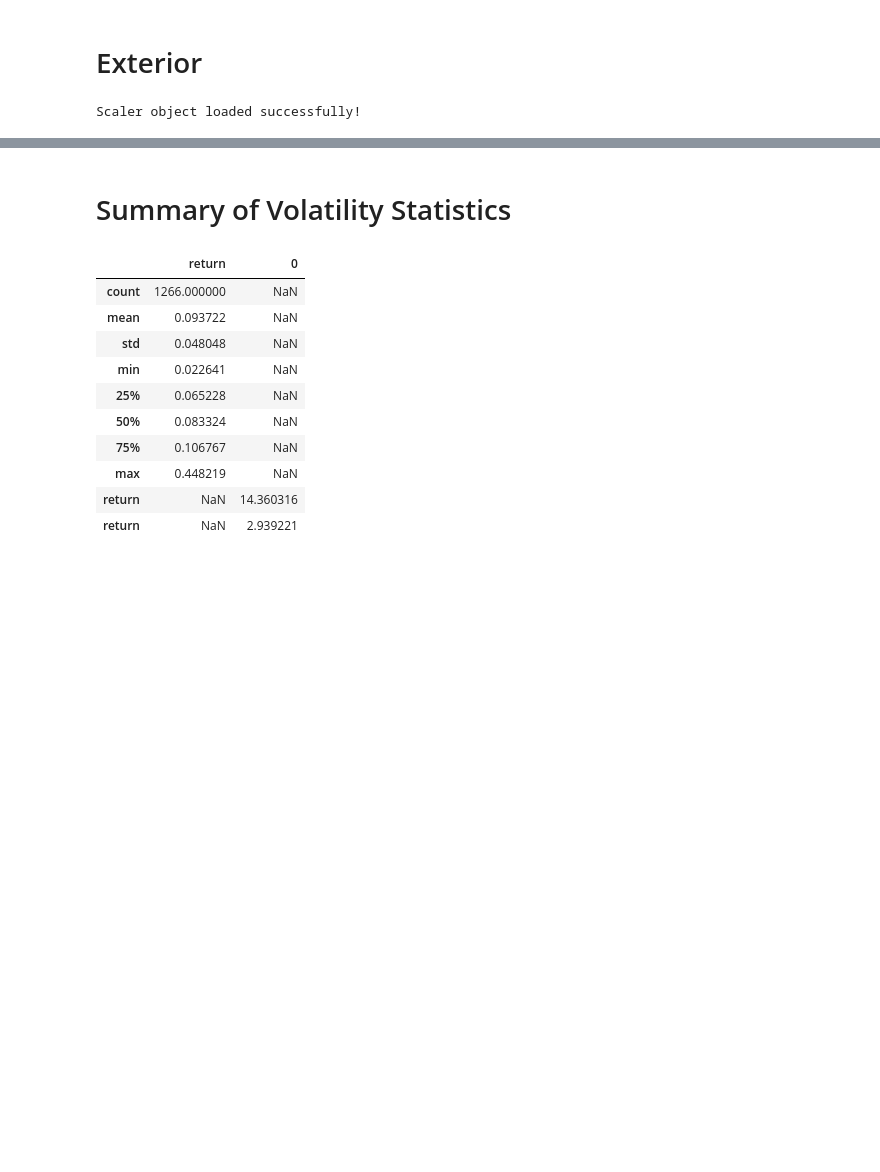
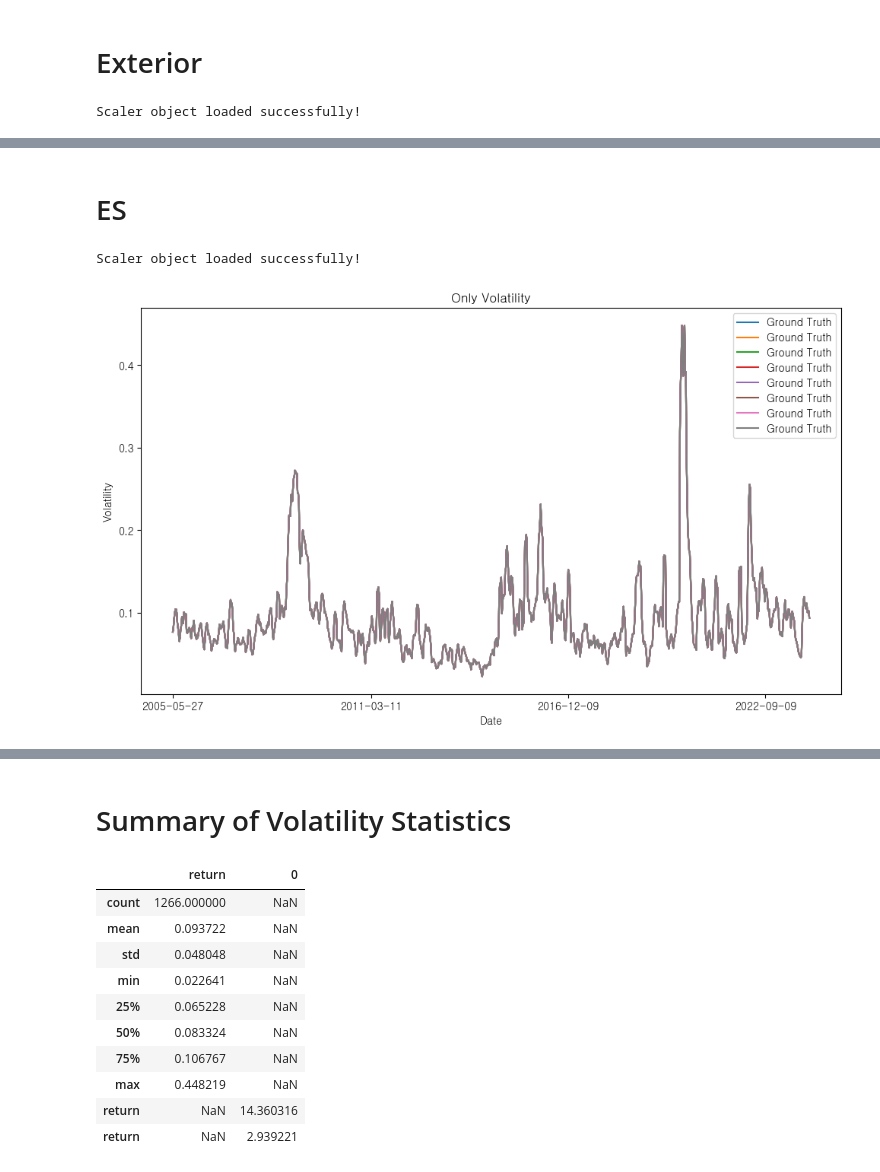
Before and after one commit to kimjuhwan1234/Volatility_Forecasting, a Jupyter notebook: EDA.ipynb, the cells around one changed output, grey strips where cells are left out. Saved outputs shown, nothing was run; the diff lists cells and outputs as text; code cells hidden in the pictures; blank space fills up the shorter version.

```diff
--- a/EDA.ipynb
+++ b/EDA.ipynb
@@ -28,7 +28,7 @@ def calculate_mape(gt, output):
 # Only Volatility
 # %%
 BZBZ_onlyvol = pd.read_csv('Files/BZBZ_onlyvol_re.csv', index_col=0)
-SPBZ_onlyvol = pd.read_csv('Files/SPBZ_onlyvol_re2.csv', index_col=0)
+SPBZ_onlyvol = pd.read_csv('Files/SPBZ_onlyvol_re.csv', index_col=0)
 
 BZBZ_onlyvol.index = pd.to_datetime(BZBZ_onlyvol.index)
 SPBZ_onlyvol.index = pd.to_datetime(SPBZ_onlyvol.index)
@@ -37,9 +37,6 @@ pred_BZBZ_onlyvol = pd.DataFrame(BZBZ_onlyvol['Predictions'])
 truth_BZBZ_onlyvol = pd.DataFrame(BZBZ_onlyvol['Ground Truths'])
 pred_SPBZ_onlyvol = pd.DataFrame(SPBZ_onlyvol['Predictions'])
 truth_SPBZ_onlyvol = pd.DataFrame(SPBZ_onlyvol['Ground Truths'])
-
-# pred_inv2 = pd.DataFrame(SPBZ_onlyvol['Predictions'])
-# truth_inv2 = pd.DataFrame(SPBZ_onlyvol['Ground Truths'])
 
 loaded_scaler_onlyvol = load('Database/Scaler/scaler_0_onlyvol.joblib')
 
@@ -110,3 +115,56 @@ plt.show()
+# %% [markdown]
+# ES
+# %%
+BZBZ_Sentiment = pd.read_csv('Files/BZBZ_ES.csv', index_col=0)
+SPBZ_Sentiment = pd.read_csv('Files/SPBZ_ES.csv', index_col=0)
+
+BZBZ_Sentiment.index = pd.to_datetime(BZBZ_Sentiment.index)
+SPBZ_Sentiment.index = pd.to_datetime(SPBZ_Sentiment.index)
+
+pred_BZBZ_Sentiment = pd.DataFrame(BZBZ_Sentiment['Predictions'])
+truth_BZBZ_Sentiment = pd.DataFrame(BZBZ_Sentiment['Ground Truths'])
+pred_SPBZ_Sentiment = pd.DataFrame(SPBZ_Sentiment['Predictions'])
+truth_SPBZ_Sentiment = pd.DataFrame(SPBZ_Sentiment['Ground Truths'])
+
+loaded_scaler_Sentiment = load('Database/Scaler/scaler_0_Sentiment.joblib')
+
+pred7 = loaded_scaler_Sentiment.inverse_transform(pred_BZBZ_Sentiment)
+truth7 = loaded_scaler_Sentiment.inverse_transform(truth_BZBZ_Sentiment)
+pred_inv7 = pd.DataFrame(pred7, columns=pred_BZBZ_Sentiment.columns, index=pred_BZBZ_Sentiment.index)
+truth_inv7 = pd.DataFrame(truth7, columns=truth_BZBZ_Sentiment.columns, index=truth_BZBZ_Sentiment.index)
+
+pred8 = loaded_scaler_Sentiment.inverse_transform(pred_SPBZ_Sentiment)
+truth8 = loaded_scaler_Sentiment.inverse_transform(truth_SPBZ_Sentiment)
+pred_inv8 = pd.DataFrame(pred8, columns=pred_SPBZ_Sentiment.columns, index=pred_SPBZ_Sentiment.index)
+truth_inv8 = pd.DataFrame(truth8, columns=truth_SPBZ_Sentiment.columns, index=truth_SPBZ_Sentiment.index)
+print("Scaler object loaded successfully!")
+# %% [output]
+Scaler object loaded successfully!
+# %%
+plt.figure(figsize=(10, 6))
+
+start = 0
+end = -1
+# plt.plot(pred_inv.iloc[start:end, 0], label='BZ Prediction', linestyle='-.')
+plt.plot(truth_inv.iloc[start:end, 0], label='Ground Truth')
+plt.plot(truth_inv2.iloc[start:end, 0], label='Ground Truth')
+plt.plot(truth_inv3.iloc[start:end, 0], label='Ground Truth')
+plt.plot(truth_inv4.iloc[start:end, 0], label='Ground Truth')
+plt.plot(truth_inv5.iloc[start:end, 0], label='Ground Truth')
+plt.plot(truth_inv6.iloc[start:end, 0], label='Ground Truth')
+plt.plot(truth_inv7.iloc[start:end, 0], label='Ground Truth')
+plt.plot(truth_inv8.iloc[start:end, 0], label='Ground Truth')
+# plt.plot(pred_inv2.iloc[start:end, 0], label='WTI Prediction', linestyle='--')
+
+plt.title('Only Volatility')
+plt.xlabel('Date')
+plt.ylabel('Volatility')
+plt.legend()
+plt.xticks(pred_inv.index[start:end:300])
+plt.tight_layout()
+plt.show()
+# %% [output]
+[figure, added]
 # %%
 plt.figure(figsize=(10, 6))
 
```
Also changed, not shown: parts of 34 cells of this notebook, 28 other files.
